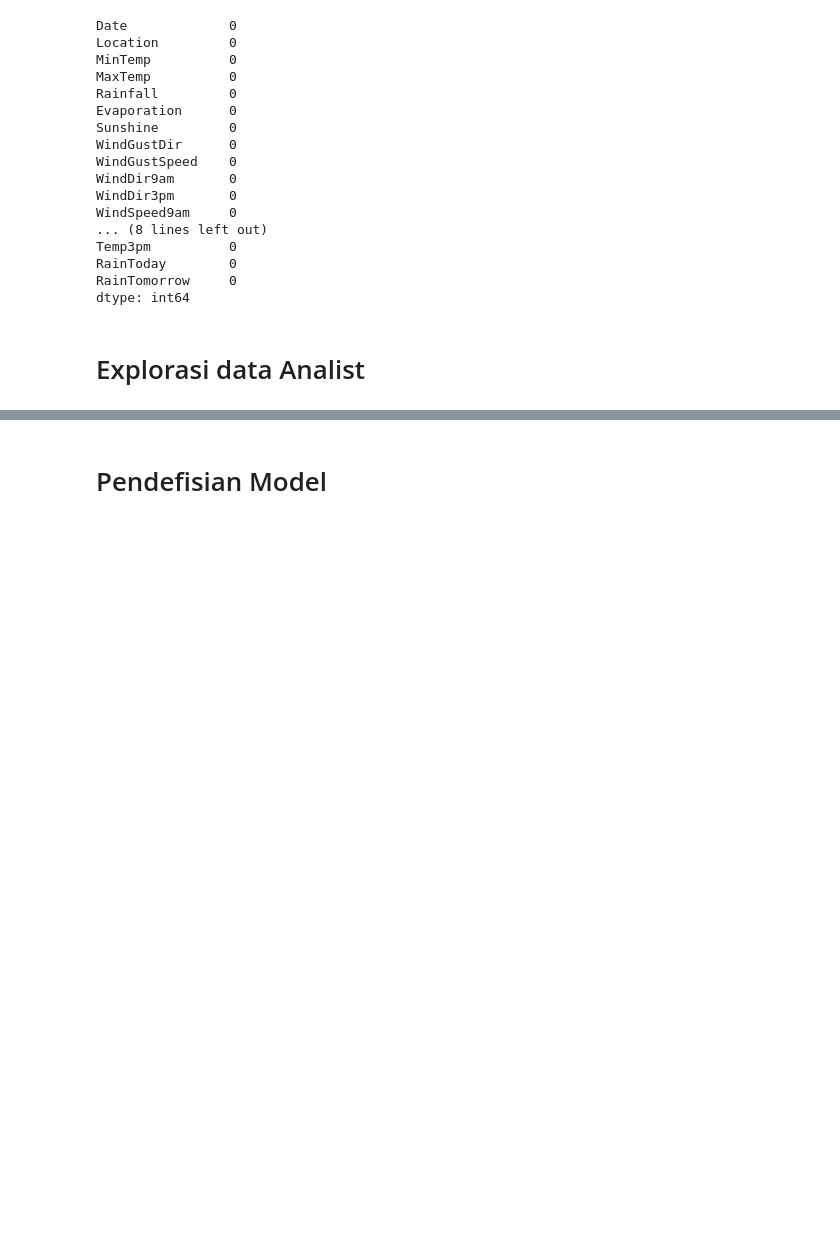
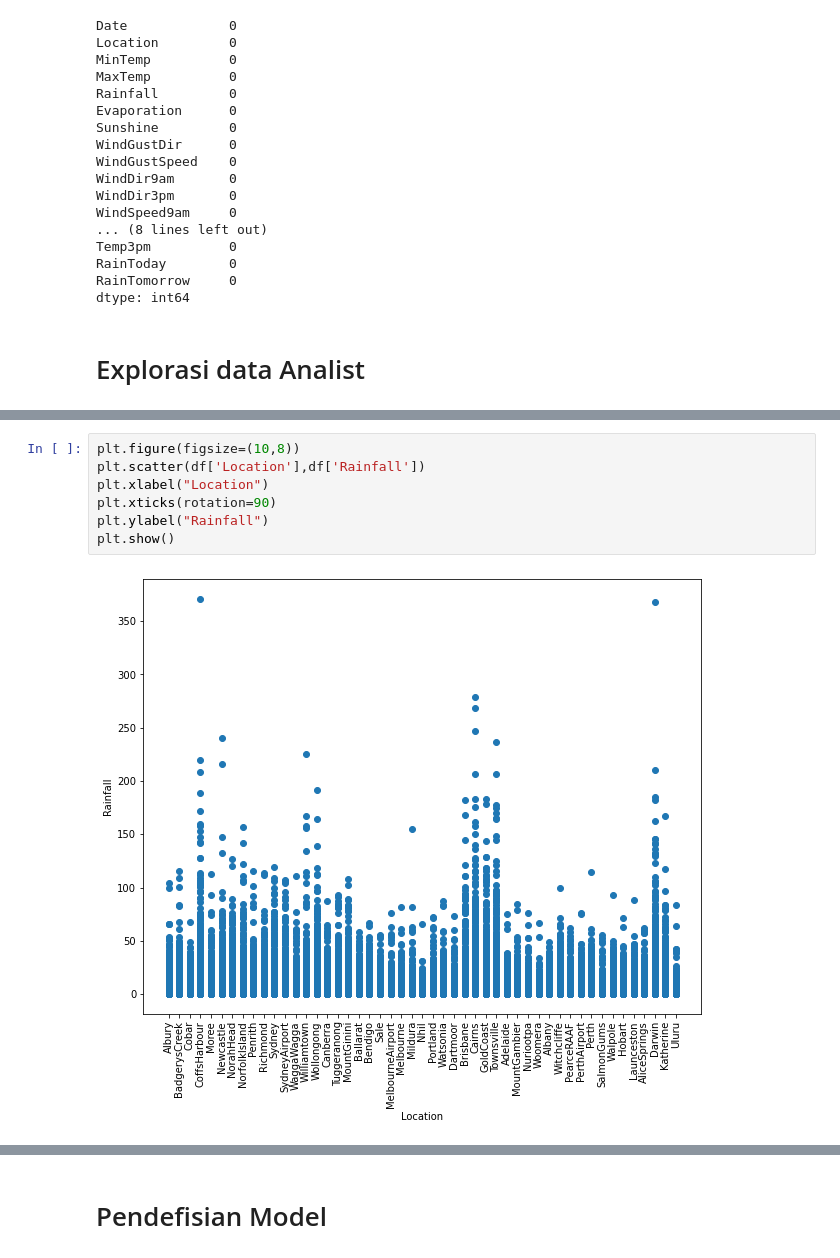
Before and after one commit to Mazcho/Perbandingan-Algoritma-Logistic-Regresi-dan-SVM-dalam-memprediksi-cuaca-_Hacktiv8-FinalProject2, a Jupyter notebook: PYTN_KampusMerdeka_FP2_Hacktiv8.ipynb, the cells around one changed output, grey strips where cells are left out. Drawn from its saved outputs; the diff is of its cells as text; blank space fills up the shorter version.

```diff
--- a/PYTN_KampusMerdeka_FP2_Hacktiv8.ipynb
+++ b/PYTN_KampusMerdeka_FP2_Hacktiv8.ipynb
@@ -388,0 +619,9 @@ dtype: int64
+# %%
+plt.figure(figsize=(10,8))
+plt.scatter(df['Location'],df['Rainfall'])
+plt.xlabel("Location")
+plt.xticks(rotation=90)
+plt.ylabel("Rainfall")
+plt.show()
+# %% [output]
+[figure, added]
```
Also changed, not shown: parts of 25 cells of this notebook.
